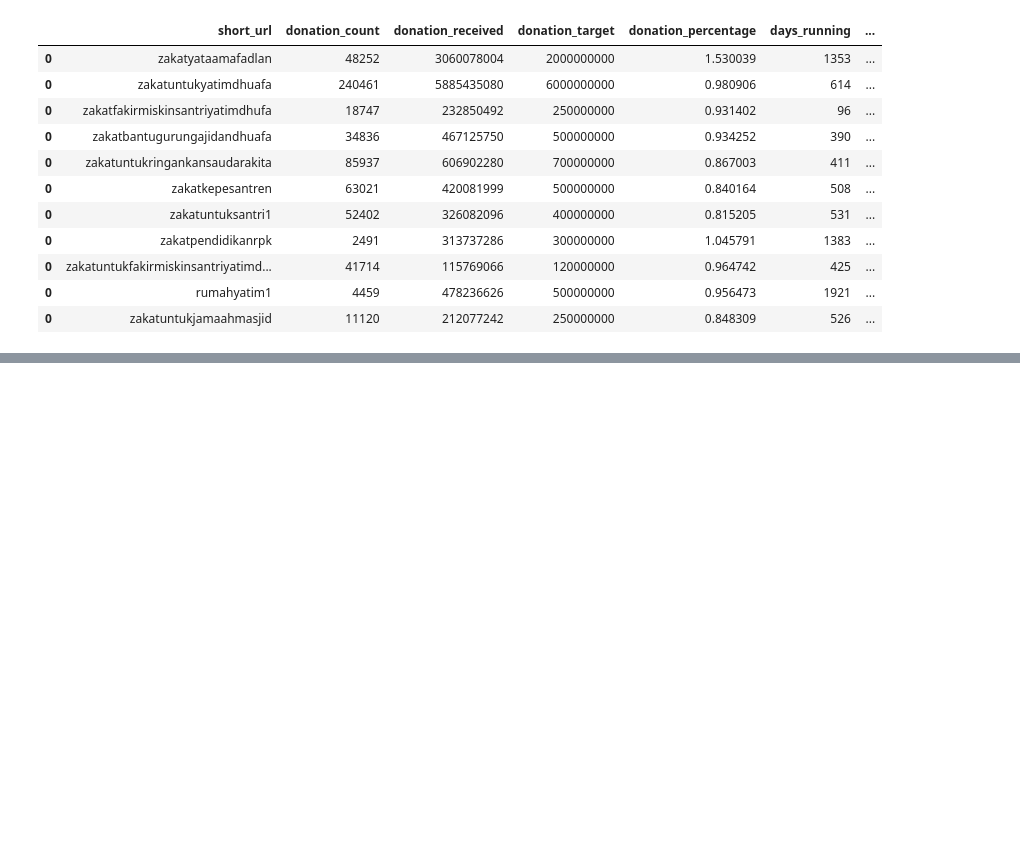
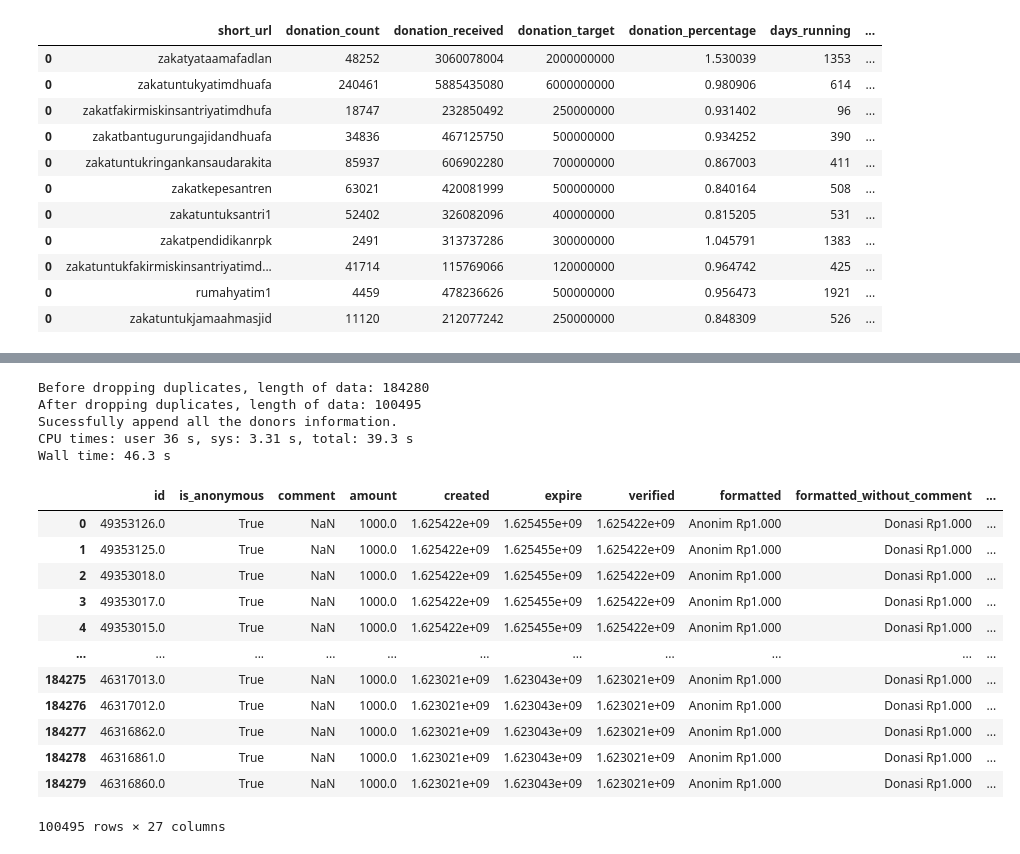
Before and after one commit to t8rohman/SeedDonation_Kitabisa, a Jupyter notebook: main_script.ipynb, the cells around one changed output, grey strips where cells are left out. Drawn from its saved outputs; the diff is of its cells as text; code cells hidden in the pictures; blank space fills up the shorter version.

```diff
--- a/main_script.ipynb
+++ b/main_script.ipynb
@@ -164,0 +184,54 @@ Sucessfully read all the donors information.
+# %%
+%%time
+warnings.filterwarnings('ignore')
+
+donation_id = 'zakatibq_donorsinfo'  # don't delete donors info in the last part of it
+to_read = '/Users/mac/Documents/RU/THESIS/working_thesis/pilot_data_2/'
+to_save = '/Users/mac/Documents/RU/THESIS/working_thesis/fixed_data/donors_info/'
+
+def data_merger(donation_id, to_read, to_save):
+
+    df_appended = pd.DataFrame()
+
+    # to read all the csv files to all subfolder, need to set recursive argument to True
+    p_to_read = to_read
+    csv_files = glob.glob(p_to_read + '**/*.csv', recursive=True)
+    # function to filter csv path that contains the donation_id, using list comperhensive
+    csv_files = [k for k in csv_files if donation_id in k]
+
+    df_appended = pd.concat(map(pd.read_csv, csv_files), ignore_index=True)
+
+    # checking the duplicates and drop it
+    print("Before dropping duplicates, length of data:", len(df_appended))
+    print("After dropping duplicates, length of data:", len(df_appended.drop_duplicates(subset='id', keep="last")))
+    df_appended.drop_duplicates(subset='id', keep="last", inplace=True)
+
+    # to save the file into path_to_save
+    p_to_save = to_save
+    filepath = Path(p_to_save +  donation_id + '_appended.csv')
+    filepath.parent.mkdir(parents=True, exist_ok=True)
+    df_appended.to_csv(filepath, index=False)
+    print('Sucessfully append all the donors information.')
+
+    return df_appended
+
+data_merger(donation_id, to_read, to_save)
+# %% [output]
+Before dropping duplicates, length of data: 184280
+After dropping duplicates, length of data: 100495
+Sucessfully append all the donors information.
+CPU times: user 36 s, sys: 3.31 s, total: 39.3 s
+Wall time: 46.3 s
+|  | id | is_anonymous | comment | amount | created | expire | verified | formatted | formatted_without_comment | ... |
+| 0 | 49353126.0 | True | NaN | 1000.0 | 1.625422e+09 | 1.625455e+09 | 1.625422e+09 | Anonim Rp1.000 | Donasi Rp1.000 | ... |
+| 1 | 49353125.0 | True | NaN | 1000.0 | 1.625422e+09 | 1.625455e+09 | 1.625422e+09 | Anonim Rp1.000 | Donasi Rp1.000 | ... |
+| 2 | 49353018.0 | True | NaN | 1000.0 | 1.625422e+09 | 1.625455e+09 | 1.625422e+09 | Anonim Rp1.000 | Donasi Rp1.000 | ... |
+| 3 | 49353017.0 | True | NaN | 1000.0 | 1.625422e+09 | 1.625455e+09 | 1.625422e+09 | Anonim Rp1.000 | Donasi Rp1.000 | ... |
+| 4 | 49353015.0 | True | NaN | 1000.0 | 1.625422e+09 | 1.625455e+09 | 1.625422e+09 | Anonim Rp1.000 | Donasi Rp1.000 | ... |
+| ... | ... | ... | ... | ... | ... | ... | ... | ... | ... | ... |
+| 184275 | 46317013.0 | True | NaN | 1000.0 | 1.623021e+09 | 1.623043e+09 | 1.623021e+09 | Anonim Rp1.000 | Donasi Rp1.000 | ... |
+| 184276 | 46317012.0 | True | NaN | 1000.0 | 1.623021e+09 | 1.623043e+09 | 1.623021e+09 | Anonim Rp1.000 | Donasi Rp1.000 | ... |
+| 184277 | 46316862.0 | True | NaN | 1000.0 | 1.623021e+09 | 1.623043e+09 | 1.623021e+09 | Anonim Rp1.000 | Donasi Rp1.000 | ... |
+| 184278 | 46316861.0 | True | NaN | 1000.0 | 1.623021e+09 | 1.623043e+09 | 1.623021e+09 | Anonim Rp1.000 | Donasi Rp1.000 | ... |
+| 184279 | 46316860.0 | True | NaN | 1000.0 | 1.623021e+09 | 1.623043e+09 | 1.623021e+09 | Anonim Rp1.000 | Donasi Rp1.000 | ... |
+100495 rows × 27 columns
```
Also changed, not shown: parts of 14 cells of this notebook, 4 other files.
